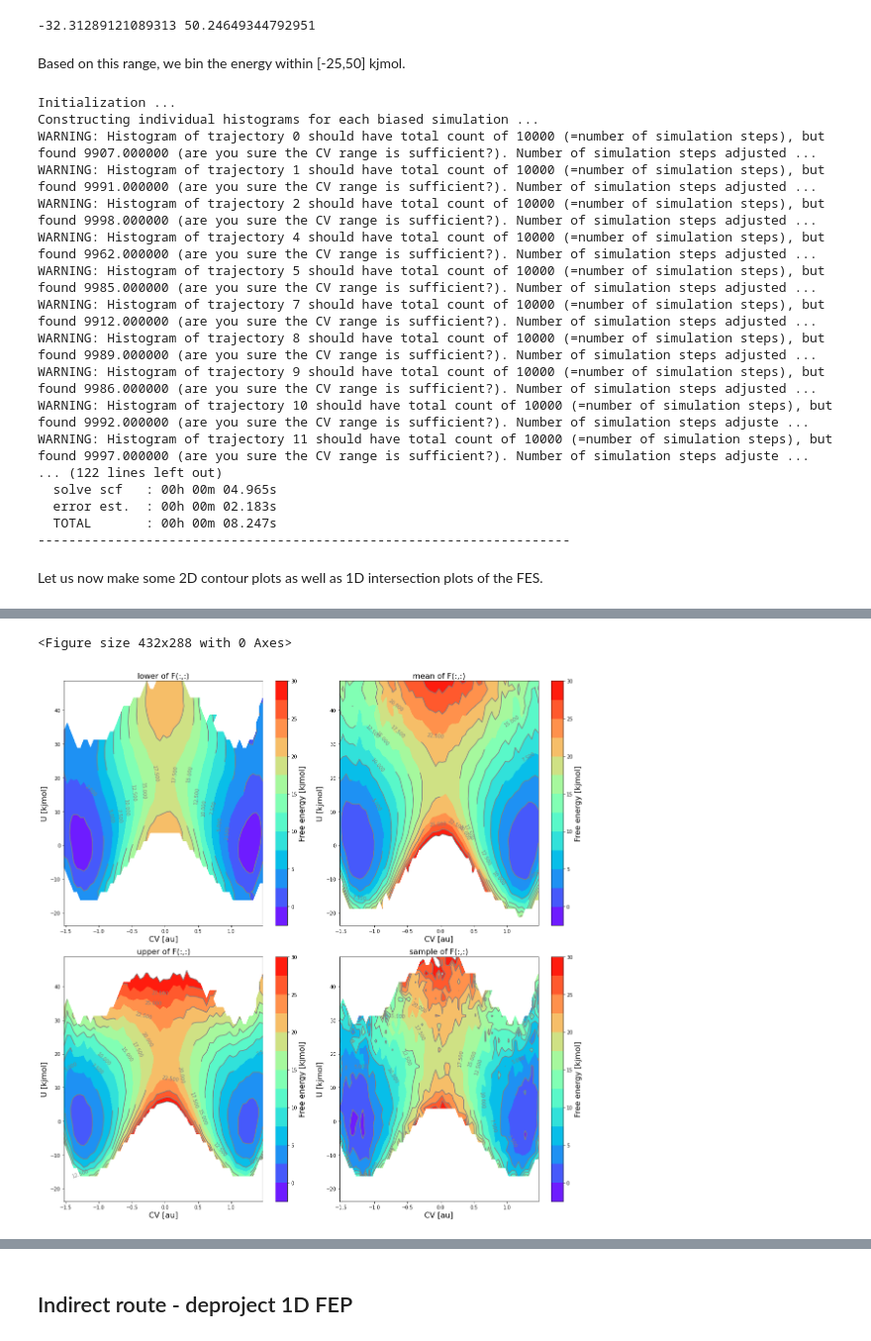
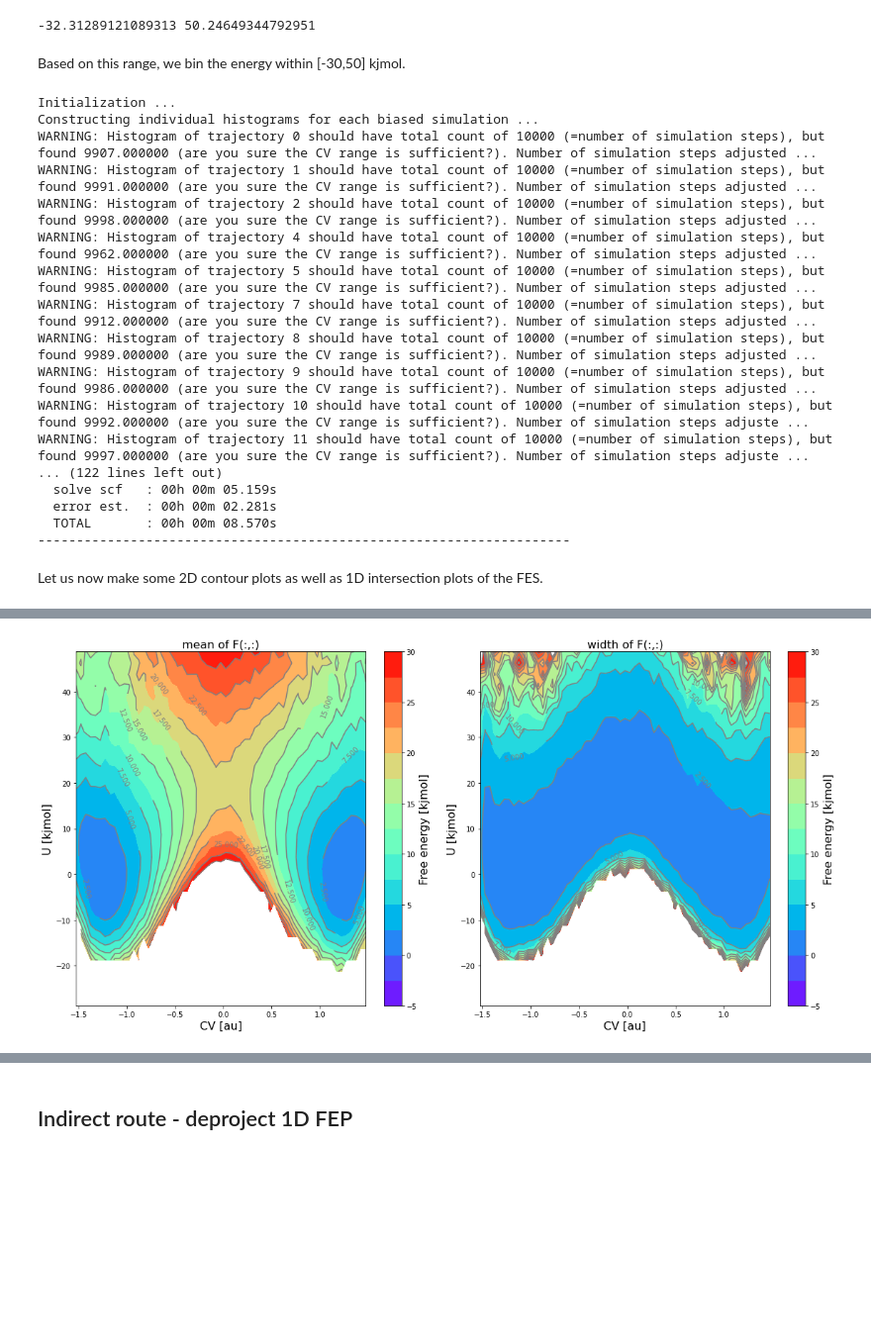
Before and after one commit to molmod/ThermoLIB, a Jupyter notebook: examples/advanced_wham1D_to_2D.ipynb, the cells around one changed output, grey strips where cells are left out. Shown at 99% size. Cells and saved outputs as stored; diff of their text form; code cells hidden in the pictures; blank space fills up the shorter version.

```diff
--- a/examples/advanced_wham1D_to_2D.ipynb
+++ b/examples/advanced_wham1D_to_2D.ipynb
@@ -162,5 +167,5 @@ Next we again decorrate data. In principle, we need to take into account the max
 # %%
-corrtimes_2d = decorrelate(traj2d, plot=True)
+corrtimes_2d = decorrelate(traj2d, plot=True, )
 # %% [output]
 <Figure size 432x288 with 0 Axes>
 [figure]
@@ -176,12 +183,12 @@ print(lower,upper)
 # %% [output]
 -32.31289121089313 50.24649344792951
 # %% [markdown]
-Based on this range, we bin the energy within [-25,50] kjmol.
+Based on this range, we bin the energy within [-30,50] kjmol.
 # %%
 bins_cv = np.arange(-1.55, 1.55, 0.05)
-bins_u = np.arange(-25, 52.5, 2.5)*kjmol
+bins_u = np.arange(-30, 52.5, 2.5)*kjmol
 
-hist2d1 = Histogram2D.from_wham([bins_cv, bins_u], traj2d, bias2d, temp, error_estimate='mle_f_cov', error_p_threshold=0.001, corrtimes=corrtimes_2d, convergence=1e-7, Nscf=50000, cv2_output_unit='kjmol', cv1_label='CV', cv2_label='U', verbosity='medium')
+hist2d1 = Histogram2D.from_wham([bins_cv, bins_u], traj2d, bias2d, temp, error_estimate='mle_f_cov', corrtimes=corrtimes_2d, convergence=1e-7, Nscf=50000, cv2_output_unit='kjmol', cv1_label='CV', cv2_label='U', verbosity='medium')
 # %% [output]
 Initialization ...
 Constructing individual histograms for each biased simulation ...
@@ -196,9 +203,9 @@ WARNING: Histogram of trajectory 9 should have total count of 10000 (=number of
 WARNING: Histogram of trajectory 10 should have total count of 10000 (=number of simulation steps), but found 9992.000000 (are you sure the CV range is sufficient?). Number of simulation steps adjuste ...
 WARNING: Histogram of trajectory 11 should have total count of 10000 (=number of simulation steps), but found 9997.000000 (are you sure the CV range is sufficient?). Number of simulation steps adjuste ...
 ... (122 lines left out)
-  solve scf   : 00h 00m 04.965s
-  error est.  : 00h 00m 02.183s
-  TOTAL       : 00h 00m 08.247s
+  solve scf   : 00h 00m 05.159s
+  error est.  : 00h 00m 02.281s
+  TOTAL       : 00h 00m 08.570s
 ---------------------------------------------------------------------
 # %%
 fes1 = FreeEnergySurface2D.from_histogram(hist2d1, temp)
@@ -206,5 +213,5 @@ fes1.set_ref(ref='min')
 # %% [markdown]
 Let us now make some 2D contour plots as well as 1D intersection plots of the FES.
 # %%
-fes1.plot(obss=['lower', 'mean', 'upper', 'sample'], flims=[-2.5,30], ncolors=13, cmap='rainbow', fn='advanced_1Dto2D_FES2D.pdf')
+fes1.plot(obss=['mean', 'width'], flims=[-5,30], ncolors=14, cmap='rainbow', fn='advanced_1Dto2D_FES2D.pdf')
 # %% [output]
@@ -212,2 +219 @@ WARNING: multivariate normal sampling failed using Cholesky decomposition, switc
-<Figure size 432x288 with 0 Axes>
-[figure, old version]
+[figure, new version]
```
Also changed, not shown: parts of 36 cells of this notebook, 8 other files.
